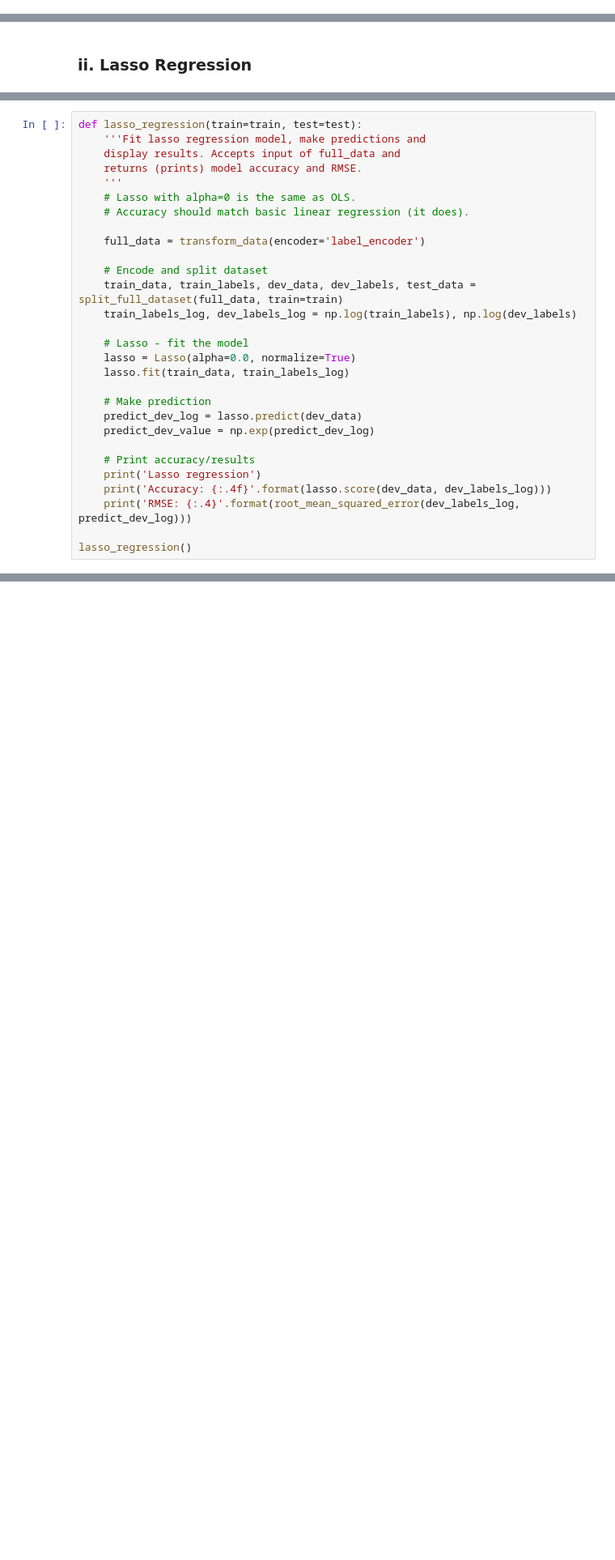
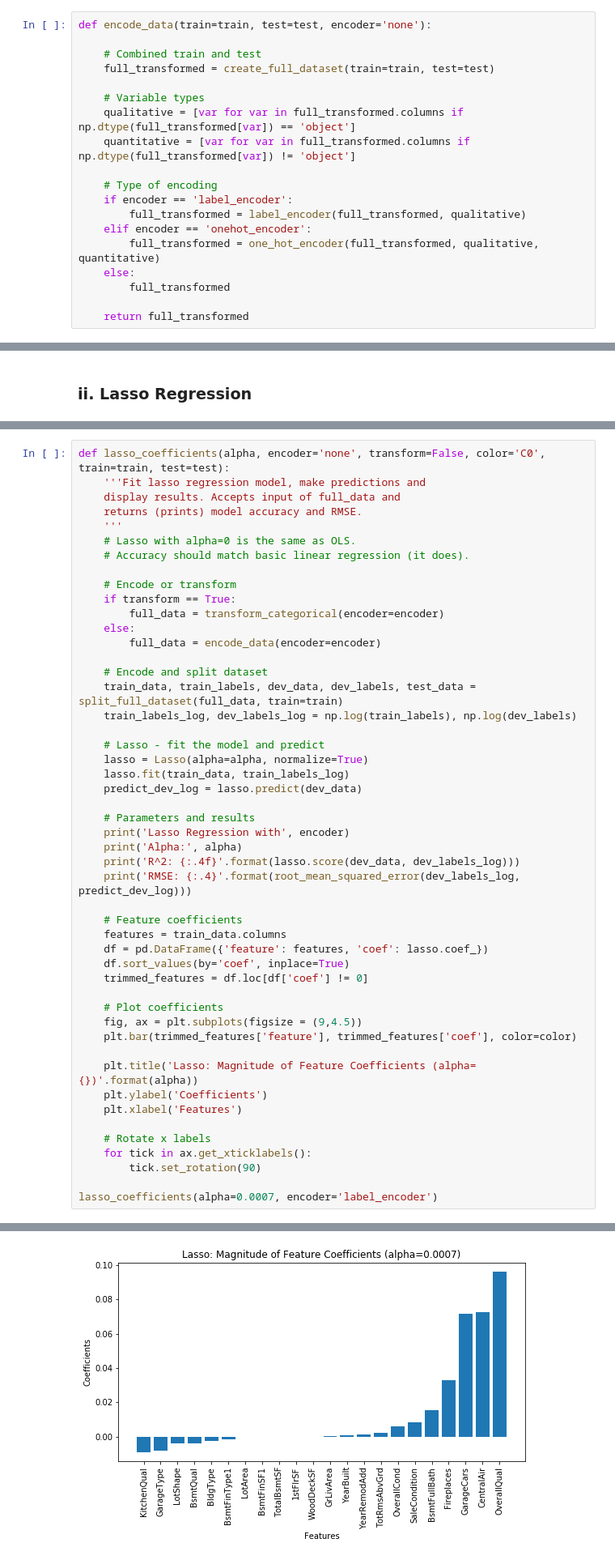
Before and after one commit to rossmaclean27/W207-final-project, a Jupyter notebook: Final-Submission-Fong-MacLean-West.ipynb, the cells around one changed output, grey strips where cells are left out. Shown at 81% size. Drawn from its saved outputs; the diff is of its cells as text; blank space fills up the shorter version.

```diff
--- a/Final-Submission-Fong-MacLean-West.ipynb
+++ b/Final-Submission-Fong-MacLean-West.ipynb
@@ -398,6 +385,25 @@ def root_mean_squared_error(y_value, y_predict):
 ### iv. Transformations
 # %% [markdown]
 Each model will perform specific feature engineering using a version of the function below. It serves as a baseline transformation that will help to plot figures, express differences in data, etc.
+# %%
+def encode_data(train=train, test=test, encoder='none'):
+
+    # Combined train and test
+    full_transformed = create_full_dataset(train=train, test=test)
+
+    # Variable types
+    qualitative = [var for var in full_transformed.columns if np.dtype(full_transformed[var]) == 'object']
+    quantitative = [var for var in full_transformed.columns if np.dtype(full_transformed[var]) != 'object']
+
+    # Type of encoding
+    if encoder == 'label_encoder':
+        full_transformed = label_encoder(full_transformed, qualitative)
+    elif encoder == 'onehot_encoder':
+        full_transformed = one_hot_encoder(full_transformed, qualitative, quantitative)
+    else:
+        full_transformed
+
+    return full_transformed
 # %%
 def transform_data(train=train, test=test, encoder='none'):
 
@@ -509,5 +607,5 @@ As we add more features to our model, it's complexity increases which in turn in
 # %%
-def lasso_regression(train=train, test=test):
+def lasso_coefficients(alpha, encoder='none', transform=False, color='C0', train=train, test=test):
     '''Fit lasso regression model, make predictions and
     display results. Accepts input of full_data and
     returns (prints) model accuracy and RMSE.
@@ -515,24 +613,44 @@ def lasso_regression(train=train, test=test):
     # Lasso with alpha=0 is the same as OLS.
     # Accuracy should match basic linear regression (it does).
 
-    full_data = transform_data(encoder='label_encoder')
+    # Encode or transform
+    if transform == True:
+        full_data = transform_categorical(encoder=encoder)
+    else:
+        full_data = encode_data(encoder=encoder)
 
     # Encode and split dataset
     train_data, train_labels, dev_data, dev_labels, test_data = split_full_dataset(full_data, train=train)
     train_labels_log, dev_labels_log = np.log(train_labels), np.log(dev_labels)
 
-    # Lasso - fit the model
-    lasso = Lasso(alpha=0.0, normalize=True)
+    # Lasso - fit the model and predict
+    lasso = Lasso(alpha=alpha, normalize=True)
     lasso.fit(train_data, train_labels_log)
+    predict_dev_log = lasso.predict(dev_data)
 
-    # Make prediction
-    predict_dev_log = lasso.predict(dev_data)
-    predict_dev_value = np.exp(predict_dev_log)
-
-    # Print accuracy/results
-    print('Lasso regression')
-    print('Accuracy: {:.4f}'.format(lasso.score(dev_data, dev_labels_log)))
+    # Parameters and results
+    print('Lasso Regression with', encoder)
+    print('Alpha:', alpha)
+    print('R^2: {:.4f}'.format(lasso.score(dev_data, dev_labels_log)))
     print('RMSE: {:.4}'.format(root_mean_squared_error(dev_labels_log, predict_dev_log)))
 
-lasso_regression()
+    # Feature coefficients
+    features = train_data.columns
+    df = pd.DataFrame({'feature': features, 'coef': lasso.coef_})
+    df.sort_values(by='coef', inplace=True)
+    trimmed_features = df.loc[df['coef'] != 0]
+
+    # Plot coefficients
+    fig, ax = plt.subplots(figsize = (9,4.5))
+    plt.bar(trimmed_features['feature'], trimmed_features['coef'], color=color)
+
+    plt.title('Lasso: Magnitude of Feature Coefficients (alpha={})'.format(alpha))
+    plt.ylabel('Coefficients')
+    plt.xlabel('Features')
+
+    # Rotate x labels
+    for tick in ax.get_xticklabels():
+        tick.set_rotation(90)
+
+lasso_coefficients(alpha=0.0007, encoder='label_encoder')
 # %% [output]
@@ -541,0 +661 @@ RMSE: 0.1338
+[figure, added]
```
Also changed, not shown: parts of 56 cells of this notebook, 1 other file.
